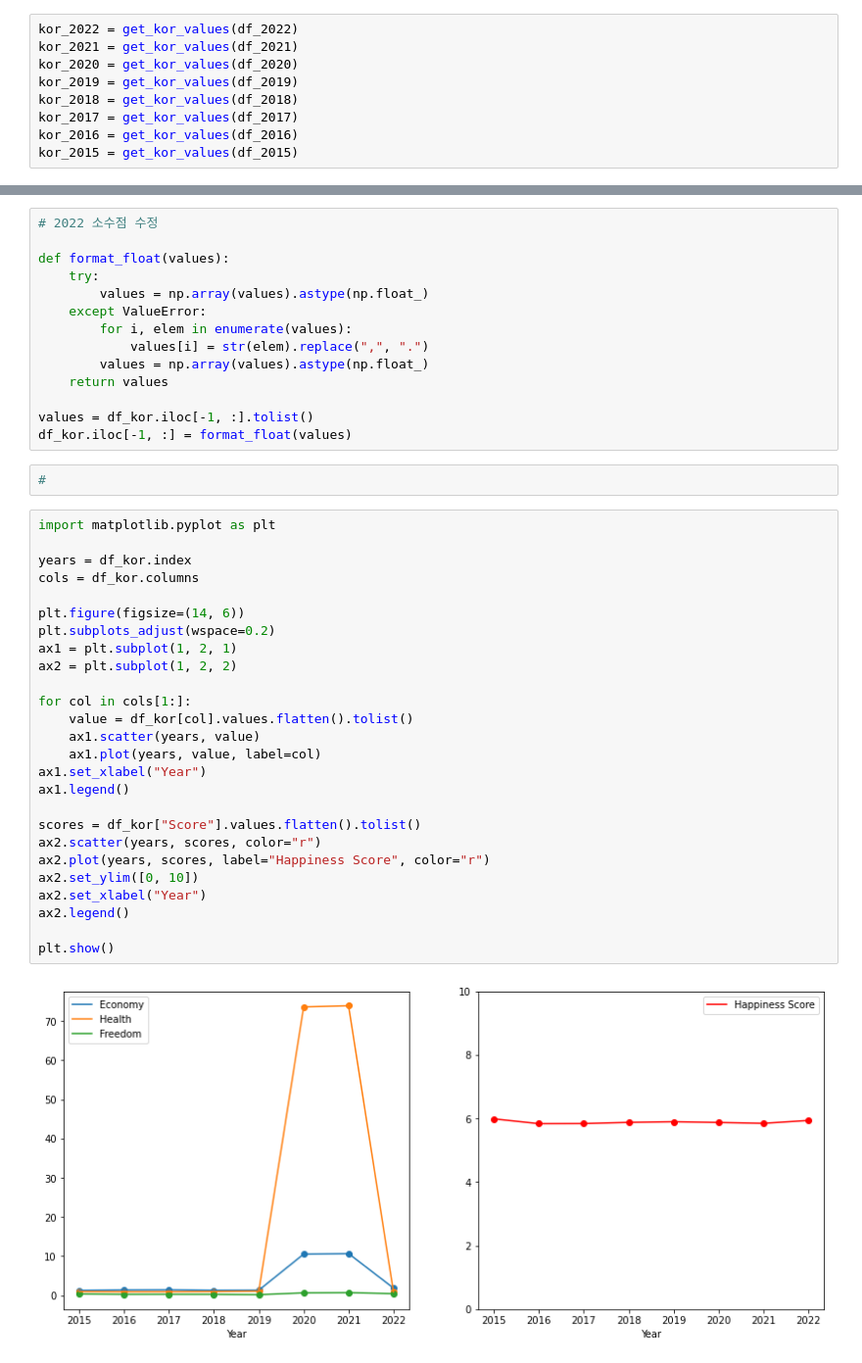
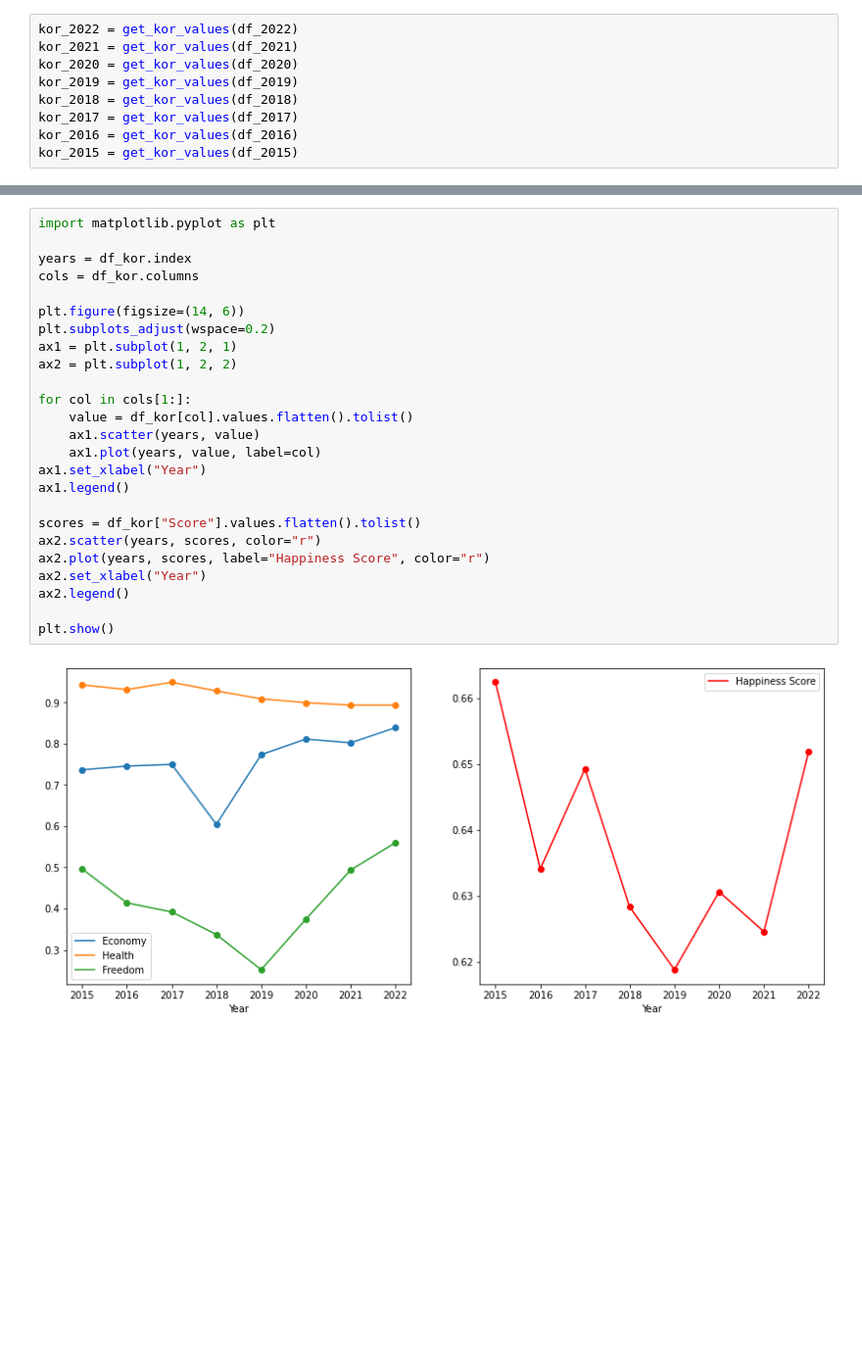
Before and after one commit to denev6/baekjoon, a Jupyter notebook: korea.ipynb, the cells around one changed output, grey strips where cells are left out. Shown at 98% size. Cells and saved outputs as stored; diff of their text form; blank space fills up the shorter version.

```diff
--- a/korea.ipynb
+++ b/korea.ipynb
@@ -101,44 +108,27 @@ df_kor
-# %%
-# 2022 소수점 수정
-
-def format_float(values):
-    try:
-        values = np.array(values).astype(np.float_)
-    except ValueError:
-        for i, elem in enumerate(values):
-            values[i] = str(elem).replace(",", ".")
-        values = np.array(values).astype(np.float_)
-    return values
-
-values = df_kor.iloc[-1, :].tolist()
-df_kor.iloc[-1, :] = format_float(values)
-# %%
-#
 # %%
 import matplotlib.pyplot as plt
 
 years = df_kor.index
 cols = df_kor.columns
 
 plt.figure(figsize=(14, 6))
 plt.subplots_adjust(wspace=0.2)
 ax1 = plt.subplot(1, 2, 1)
 ax2 = plt.subplot(1, 2, 2)
 
 for col in cols[1:]:
     value = df_kor[col].values.flatten().tolist()
     ax1.scatter(years, value)
     ax1.plot(years, value, label=col)
 ax1.set_xlabel("Year")
 ax1.legend()
 
 scores = df_kor["Score"].values.flatten().tolist()
 ax2.scatter(years, scores, color="r")
 ax2.plot(years, scores, label="Happiness Score", color="r")
-ax2.set_ylim([0, 10])
 ax2.set_xlabel("Year")
 ax2.legend()
 
 plt.show()
 # %% [output]
-[figure, old version]
+[figure, new version]
```
Also changed, not shown: parts of 4 cells of this notebook, 1 other file.
